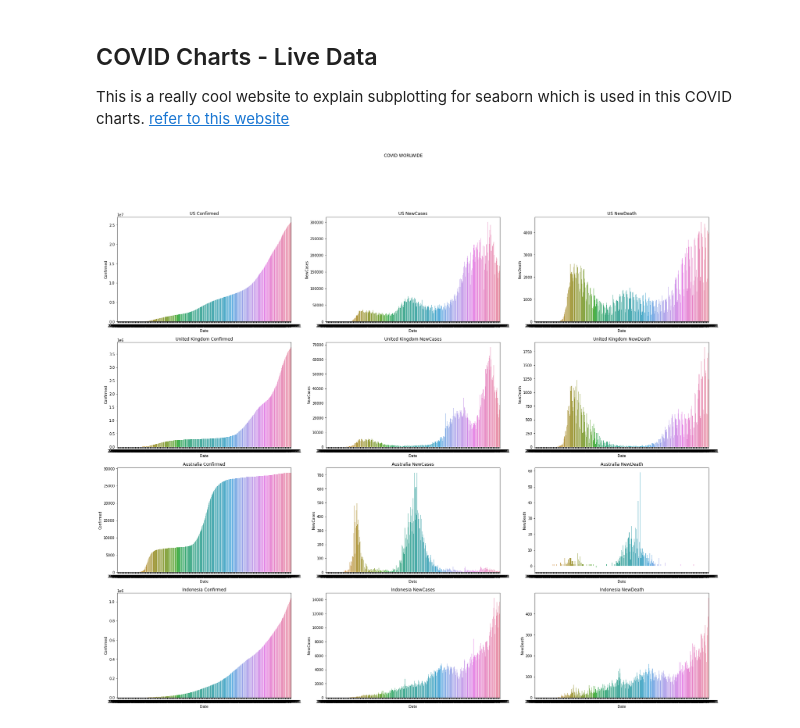
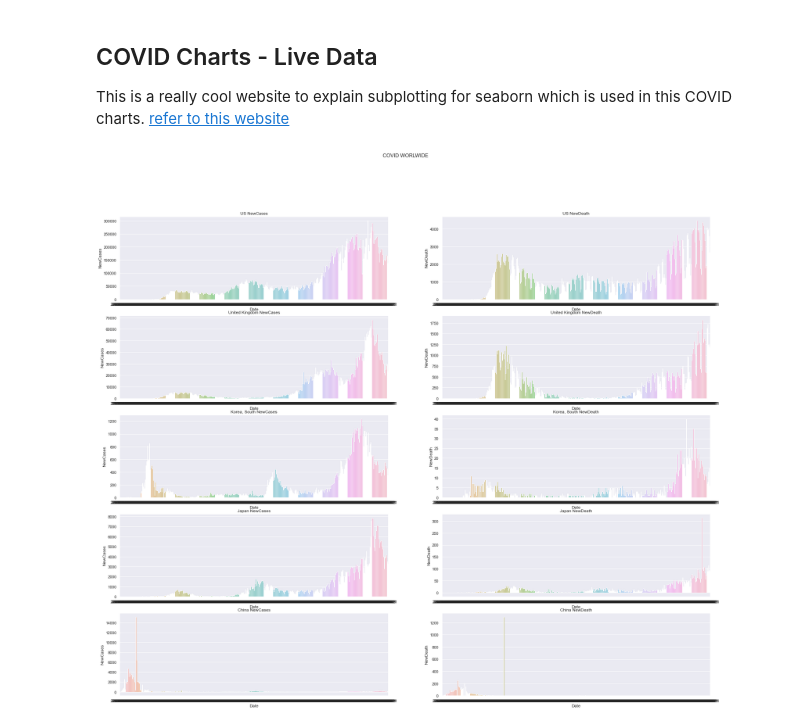
Before and after one commit to RonnyCh/mydsbook, a Jupyter notebook: myBook.ipynb, the cells around one changed output. Cells and saved outputs as stored; diff of their text form; code cells hidden in the pictures.

```diff
--- a/myBook.ipynb
+++ b/myBook.ipynb
@@ -2067,33 +1837,58 @@ df['Date'] = pd.to_datetime(df['Date'])
 ## COVID Charts - Live Data
 
 This is a really cool website to explain subplotting for seaborn which is used in this COVID charts. [refer to this website](https://dev.to/thalesbruno/subplotting-with-matplotlib-and-seaborn-5ei8) <a id='COVID'></a>
+# %%
+import os
+import pandas as pd
+#os.getcwd()
+#os.chdir('/Users/ronny/downloads')
+df_confirmed = pd.read_csv('https://raw.githubusercontent.com/CSSEGISandData/COVID-19/master/csse_covid_19_data/csse_covid_19_time_series/time_series_covid19_confirmed_global.csv')
+df_death = pd.read_csv('https://raw.githubusercontent.com/CSSEGISandData/COVID-19/master/csse_covid_19_data/csse_covid_19_time_series/time_series_covid19_deaths_global.csv')
+df_recovered = pd.read_csv('https://raw.githubusercontent.com/CSSEGISandData/COVID-19/master/csse_covid_19_data/csse_covid_19_time_series/time_series_covid19_recovered_global.csv')
+
+
+
+
+# fix wide data to proper dataframe using melt
+df_confirmed = df_confirmed.melt(id_vars=['Province/State','Country/Region','Lat','Long'])
+df_confirmed.columns = ['State','Country','Lat','Long','Date','Confirmed']
+
+df_death = df_death.melt(id_vars=['Province/State','Country/Region','Lat','Long'])
+df_death.columns = ['State','Country','Lat','Long','Date','Death']
+
+df_recovered = df_recovered.melt(id_vars=['Province/State','Country/Region','Lat','Long'])
+df_recovered.columns = ['State','Country','Lat','Long','Date','Recovered']
+
+# join the different data
+df_covid = df_confirmed.join(df_death['Death']).join(df_recovered['Recovered'])
+df_covid['Date'] = pd.to_datetime(df_covid['Date'])
 # %%
 import matplotlib.pyplot as plt
 import seaborn as sns
 
 start_date = '2020-01-01'
 
-country = ['US','United Kingdom','Australia','Indonesia']
-columns = ['Confirmed', 'NewCases','NewDeath']
+country = ['US','United Kingdom','Korea, South','Japan','China']
+columns = ['NewCases','NewDeath']
 
 fig, axes = plt.subplots(len(country), len(columns), figsize=(30,25))
 fig.suptitle('COVID WORLWIDE')
 
 for i,d in enumerate(country):
     for n,k in enumerate(columns):
         axes[i,n].set(title=d + ' ' + k)
 
-        Country = df[(df['Date']>start_date) & (df['Country']==d)].groupby(['Date','Country']).sum()
+        Country = df_covid[(df_covid['Date']>start_date) & (df_covid['Country']==d)].groupby(['Date','Country']).sum()
         Country.reset_index(inplace=True)
         Country = Country.sort_values(['Date'],ascending=True)     # sort values for cal purpose later on, use ascending otherwise you get negative numbers
         Country['NewDeath']= Country[['Death']].diff()
         Country['NewCases']= Country[['Confirmed']].diff()
         Country['Mortality%']= Country['Death']/Country['Confirmed']*100
         Country['Date'] = Country['Date'].dt.strftime('%d/%m/%Y')
 
         sns.barplot(ax=axes[i,n],x='Date',y=k,data=Country,label='big')
 # %% [output]
-[figure, old version]
+[figure, new version]
 # %%
 import matplotlib.pyplot as plt
 f, ax = plt.subplots(figsize=(15, 12))
```
Also changed, not shown: parts of 100 cells of this notebook.
